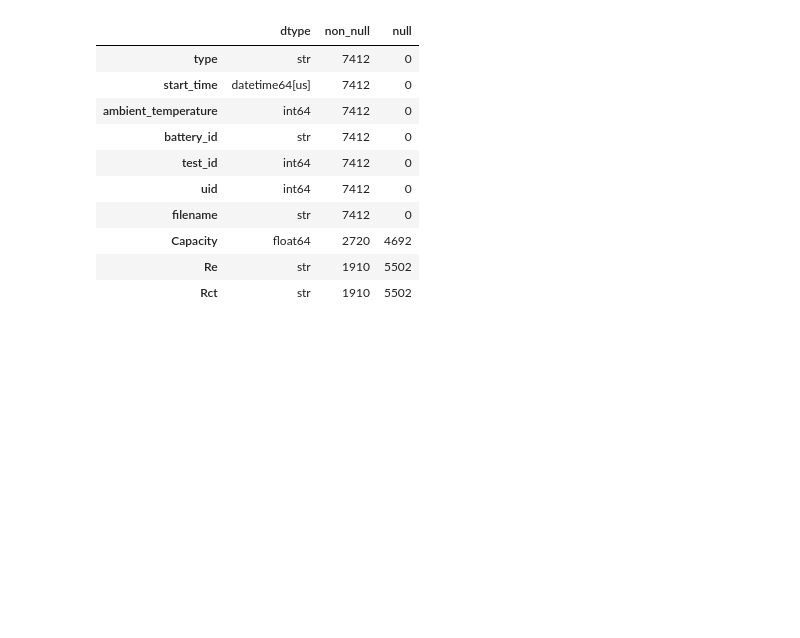
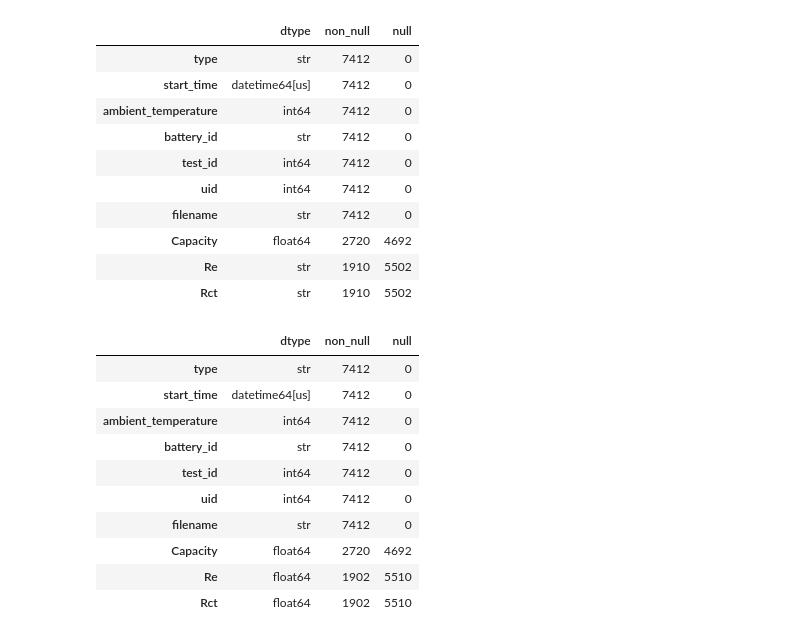
Before and after one commit to mipigirl7/project_lithium_battery_analysis_16team, a Jupyter notebook: sw_eda.ipynb, the cells around one changed output. Drawn from its saved outputs; the diff is of its cells as text; code cells hidden in the pictures; blank space fills up the shorter version.

```diff
--- a/sw_eda.ipynb
+++ b/sw_eda.ipynb
@@ -393,0 +377,20 @@ summary
+# %%
+summary = pd.DataFrame({
+    "dtype": df.dtypes,
+    "non_null": df.count(),
+    "null": df.isnull().sum()
+})
+
+summary
+# %% [output]
+|  | dtype | non_null | null |
+| type | str | 7412 | 0 |
+| start_time | datetime64[us] | 7412 | 0 |
+| ambient_temperature | int64 | 7412 | 0 |
+| battery_id | str | 7412 | 0 |
+| test_id | int64 | 7412 | 0 |
+| uid | int64 | 7412 | 0 |
+| filename | str | 7412 | 0 |
+| Capacity | float64 | 2720 | 4692 |
+| Re | float64 | 1902 | 5510 |
+| Rct | float64 | 1902 | 5510 |
```
Also changed, not shown: parts of 10 cells of this notebook.
